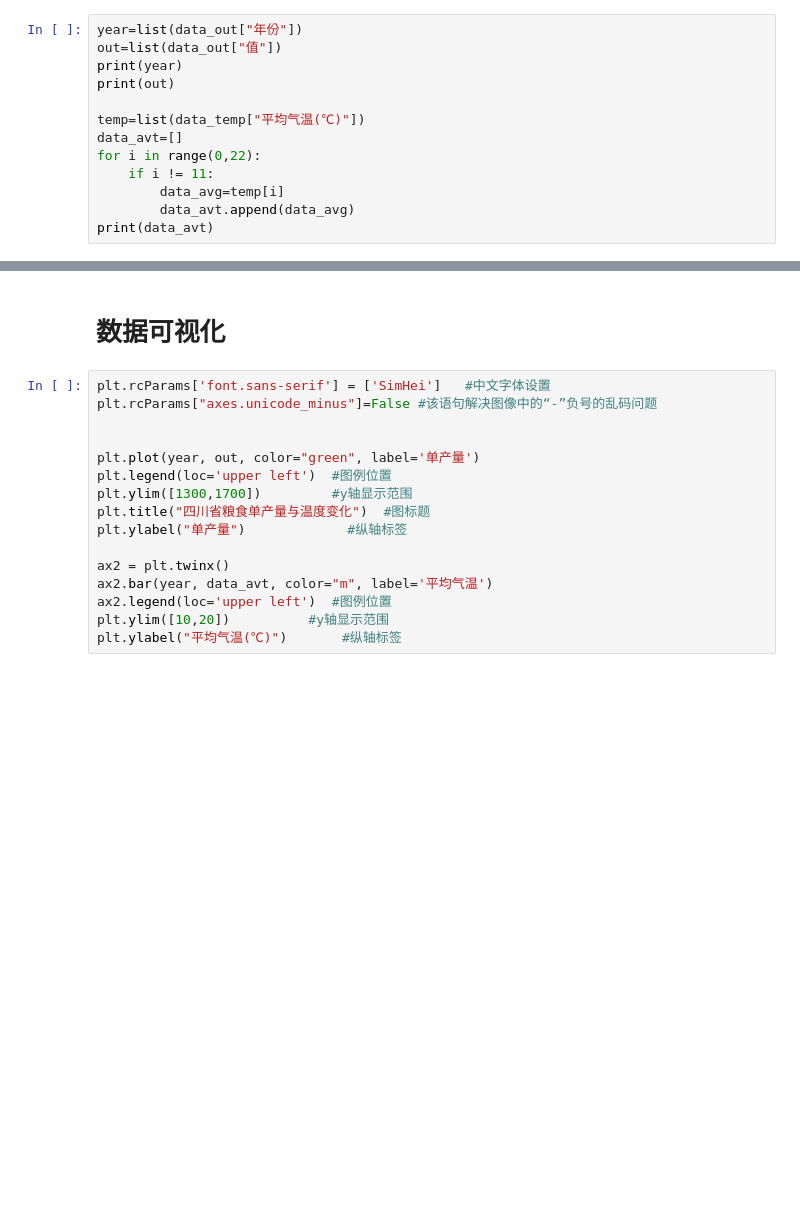
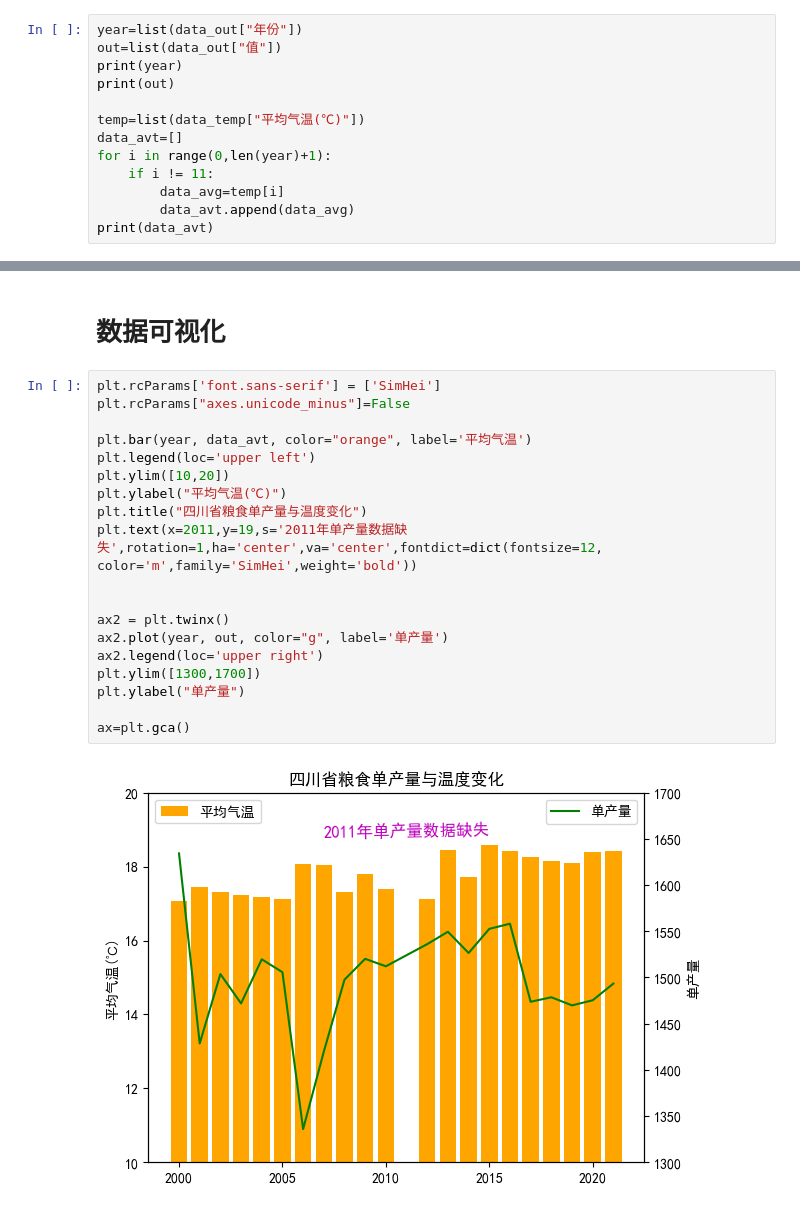
Before and after one commit to wgb0942/visualization, a Jupyter notebook: Example.ipynb, the cells around one changed output, grey strips where cells are left out. Saved outputs shown, nothing was run; the diff lists cells and outputs as text; blank space fills up the shorter version.

```diff
--- a/Example.ipynb
+++ b/Example.ipynb
@@ -21,7 +75,7 @@ print(out)
 
 temp=list(data_temp["平均气温(℃)"])
 data_avt=[]
-for i in range(0,22):
+for i in range(0,len(year)+1):
     if i != 11:
         data_avg=temp[i]
         data_avt.append(data_avg)
@@ -29,18 +87,23 @@ print(data_avt)
 # %% [markdown]
 # 数据可视化
-# %%
-plt.rcParams['font.sans-serif'] = ['SimHei']   #中文字体设置
-plt.rcParams["axes.unicode_minus"]=False #该语句解决图像中的“-”负号的乱码问题
-
-
-plt.plot(year, out, color="green", label='单产量')
-plt.legend(loc='upper left')  #图例位置
-plt.ylim([1300,1700])         #y轴显示范围
-plt.title("四川省粮食单产量与温度变化")  #图标题
-plt.ylabel("单产量")             #纵轴标签
-
-ax2 = plt.twinx()
-ax2.bar(year, data_avt, color="m", label='平均气温')
-ax2.legend(loc='upper left')  #图例位置
-plt.ylim([10,20])          #y轴显示范围
-plt.ylabel("平均气温(℃)")       #纵轴标签
+# %%
+plt.rcParams['font.sans-serif'] = ['SimHei']
+plt.rcParams["axes.unicode_minus"]=False
+
+plt.bar(year, data_avt, color="orange", label='平均气温')
+plt.legend(loc='upper left')
+plt.ylim([10,20])
+plt.ylabel("平均气温(℃)")
+plt.title("四川省粮食单产量与温度变化")
+plt.text(x=2011,y=19,s='2011年单产量数据缺失',rotation=1,ha='center',va='center',fontdict=dict(fontsize=12, color='m',family='SimHei',weight='bold'))
+
+
+ax2 = plt.twinx()
+ax2.plot(year, out, color="g", label='单产量')
+ax2.legend(loc='upper right')
+plt.ylim([1300,1700])
+plt.ylabel("单产量")
+
+ax=plt.gca()
+# %% [output]
+[figure, added]
```
Also changed, not shown: parts of 4 cells of this notebook.
